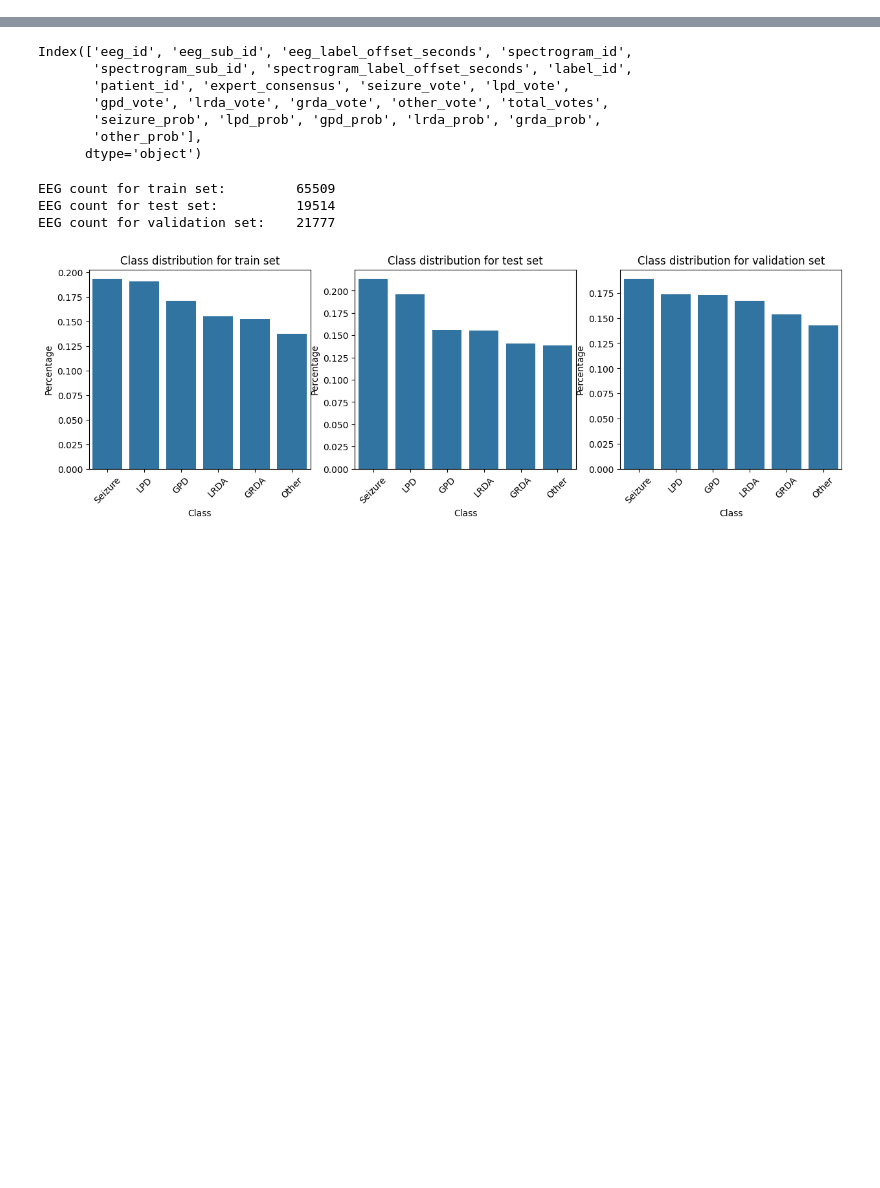
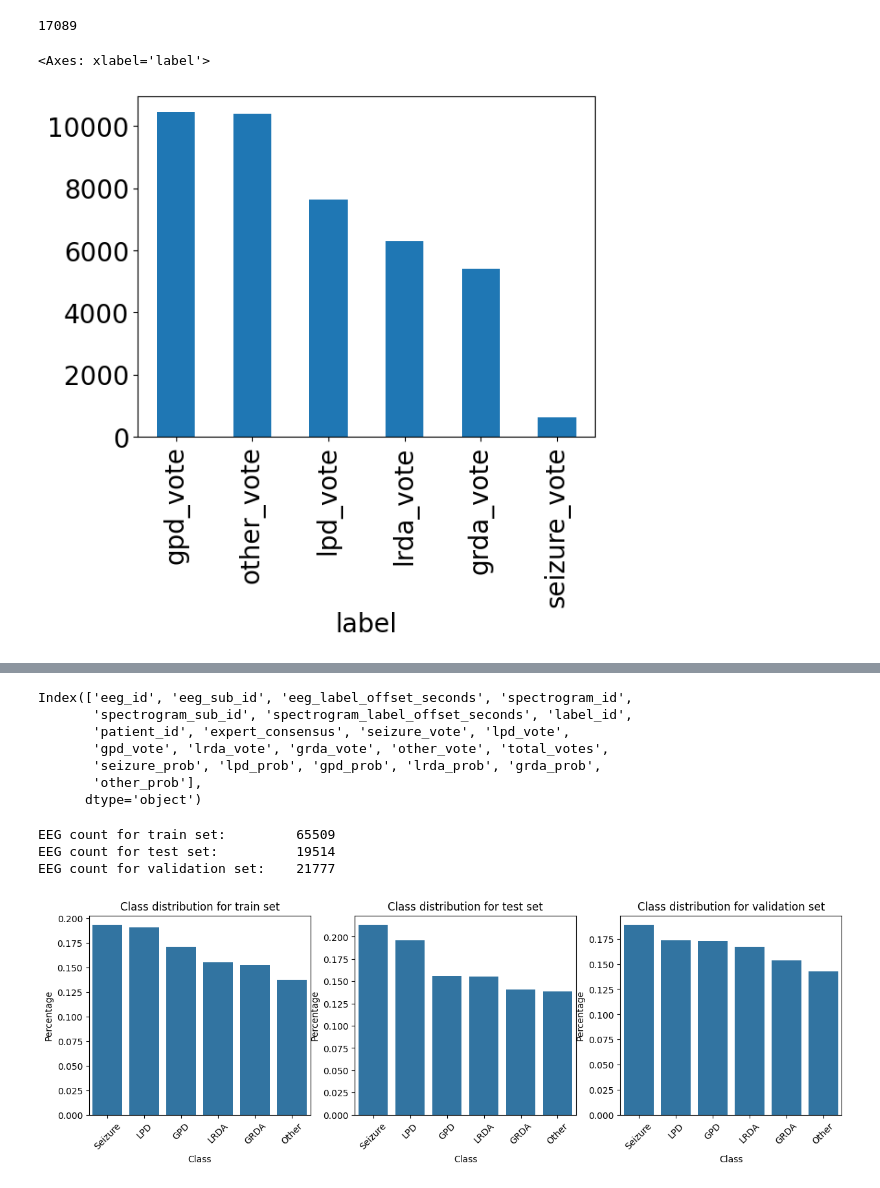
Before and after one commit to AmyRouillard/eegClassification, a Jupyter notebook: notebooks/EDA/EDA_votes.ipynb, the cells around one changed output, grey strips where cells are left out. Drawn from its saved outputs; the diff is of its cells as text; code cells hidden in the pictures; blank space fills up the shorter version.

```diff
--- a/notebooks/EDA/EDA_votes.ipynb
+++ b/notebooks/EDA/EDA_votes.ipynb
@@ -0,0 +4,2 @@
+# %%
+df = pd.read_csv("C:\\Users\\Amy\\Desktop\\Green_Git\\eegClassification\\sample_data\\train.csv")
@@ -0,0 +18,27 @@
+# %%
+df["eeg_id"].unique().size
+# %% [output]
+17089
+# %%
+class_votes = [
+    "seizure_vote",
+    "lpd_vote",
+    "gpd_vote",
+    "lrda_vote",
+    "grda_vote",
+    "other_vote",
+]
+
+df["total votes"] = df[class_votes].sum(axis=1)
+
+# label
+df["label"] = df[class_votes].idxmax(axis=1)
+# %%
+# bar graph of label counts
+# increase font size
+import matplotlib.pyplot as plt
+plt.rcParams.update({'font.size': 20})
+df[df["total votes"]>5]["label"].value_counts().plot(kind="bar")
+# %% [output]
+<Axes: xlabel='label'>
+[figure, added]
```
Also changed, not shown: parts of 5 cells of this notebook, 1 other file.
